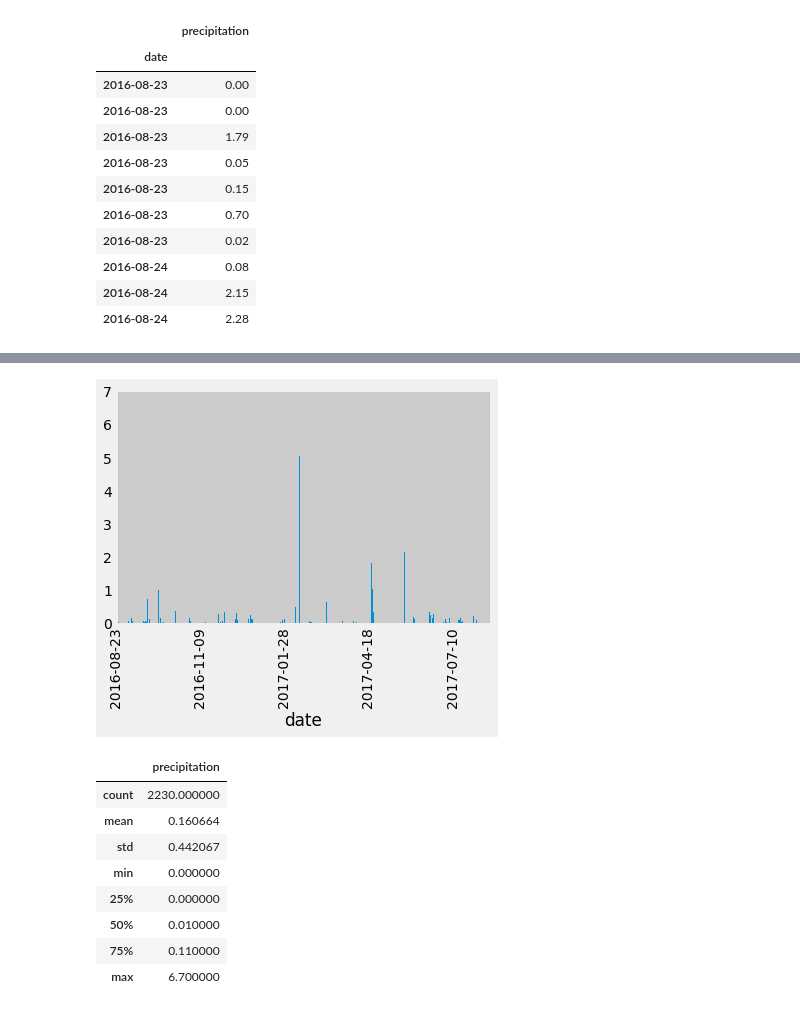
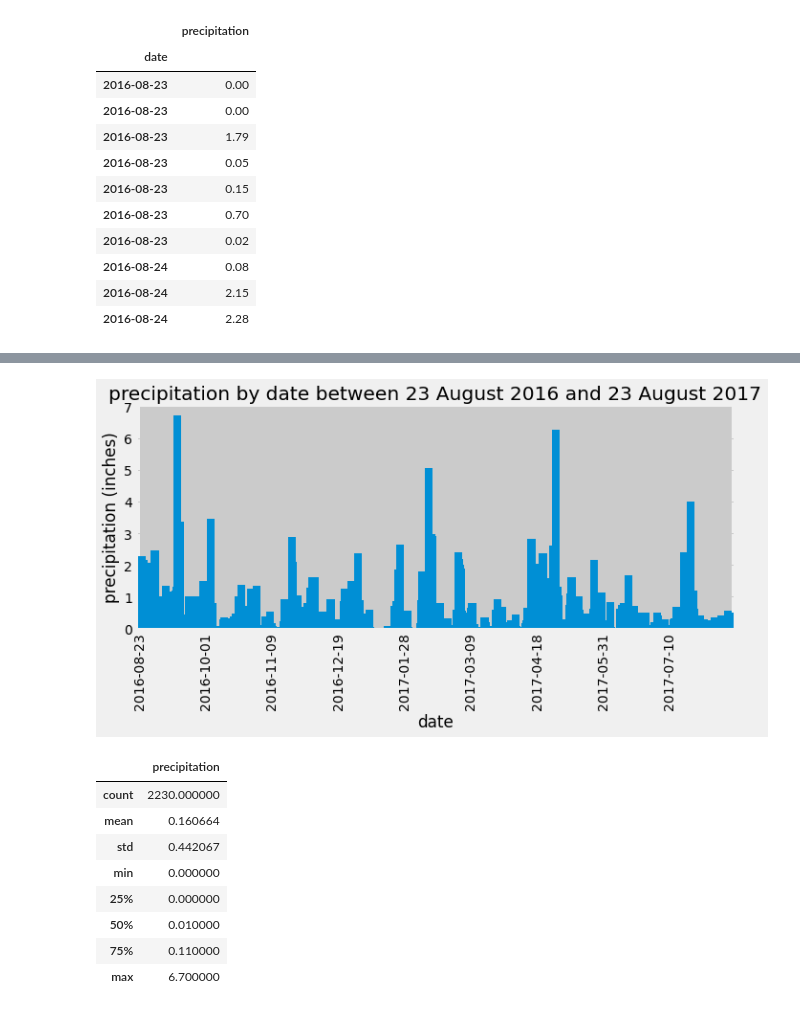
Before and after one commit to sarahDH615/sqlalchemy-challenge, a Jupyter notebook: climate_starter.ipynb, the cells around one changed output, grey strips where cells are left out. Cells and saved outputs as stored; diff of their text form; code cells hidden in the pictures.

```diff
--- a/climate_starter.ipynb
+++ b/climate_starter.ipynb
@@ -175,17 +123,21 @@ plt.show()
-# %%
-#graph of precipitation data
-#lines do not seem to match y-axis (max val is 6.7, and it is not showing as that height)
-#grid lines are also not showing properly
-ax = prcp_data.plot(
-    kind='bar', legend=False, rot=90
-    )
-#ax.grid(b=True)
-for i, t in enumerate(ax.get_xticklabels()):
-    if (i % 500) != 0:
-        t.set_visible(False)
-plt.show()
-# %% [output]
-[figure, removed]
+# %%
+#graph of precipitation data
+#still having trouble getting grid for only labelled points
+ax = prcp_data.plot(
+    kind='bar', legend=False, rot=90, width=30, figsize=(10,4)
+    )
+#prcpxlen = [x for x in range(1, len(prcp_data['precipitation'])+1) if x%250 == 0]
+#ax.set_xticks(prcpxlen, minor=False)
+#ax.xaxis.grid(True, which='major')
+
+for i, t in enumerate(ax.get_xticklabels()):
+    if (i % 250) != 0:
+        t.set_visible(False)
+plt.ylabel('precipitation (inches)')
+plt.title('precipitation by date between 23 August 2016 and 23 August 2017')
+plt.show()
+# %% [output]
+[figure, added]
 # %%
 # Use Pandas to calcualte the summary statistics for the precipitation data
 prcp_data.describe()
```
Also changed, not shown: parts of 9 cells of this notebook.
